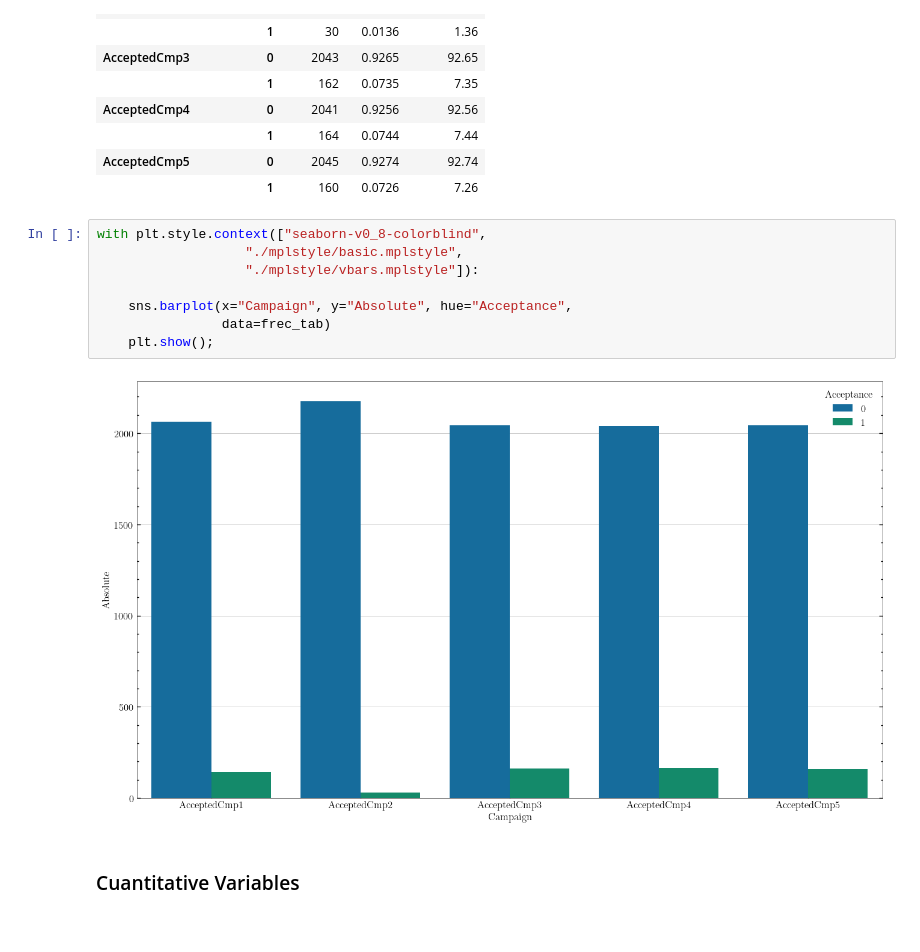
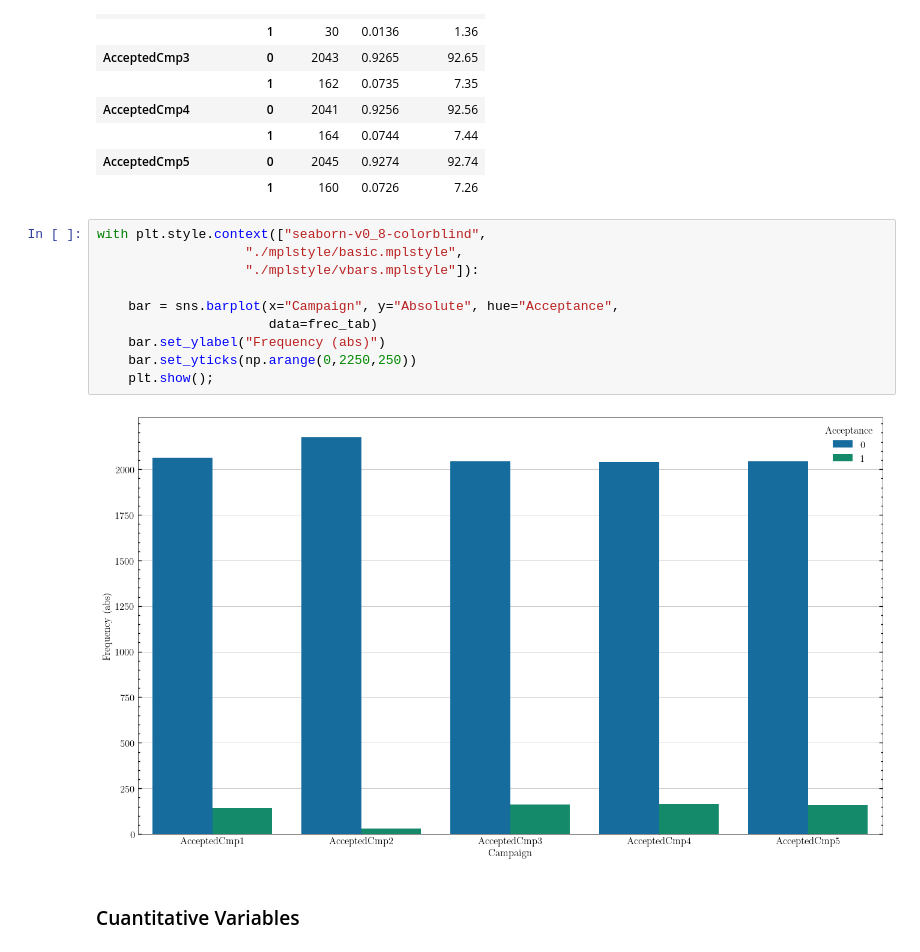
Before and after one commit to almanzanas/ifoodDataAnalystTest, a Jupyter notebook: notebooks/02_descriptive.ipynb, the cells around one changed output. Drawn from its saved outputs; the diff is of its cells as text.

```diff
--- a/notebooks/02_descriptive.ipynb
+++ b/notebooks/02_descriptive.ipynb
@@ -362,12 +362,14 @@ frec_tab
 # %%
 with plt.style.context(["seaborn-v0_8-colorblind",
                    "./mplstyle/basic.mplstyle",
                    "./mplstyle/vbars.mplstyle"]):
 
-    sns.barplot(x="Campaign", y="Absolute", hue="Acceptance",
-                data=frec_tab)
+    bar = sns.barplot(x="Campaign", y="Absolute", hue="Acceptance",
+                      data=frec_tab)
+    bar.set_ylabel("Frequency (abs)")
+    bar.set_yticks(np.arange(0,2250,250))
     plt.show();
 # %% [output]
-[figure, old version]
+[figure, new version]
 # %% [markdown]
 ### Cuantitative Variables
```
Also changed, not shown: parts of 4 cells of this notebook, 1 other file.
